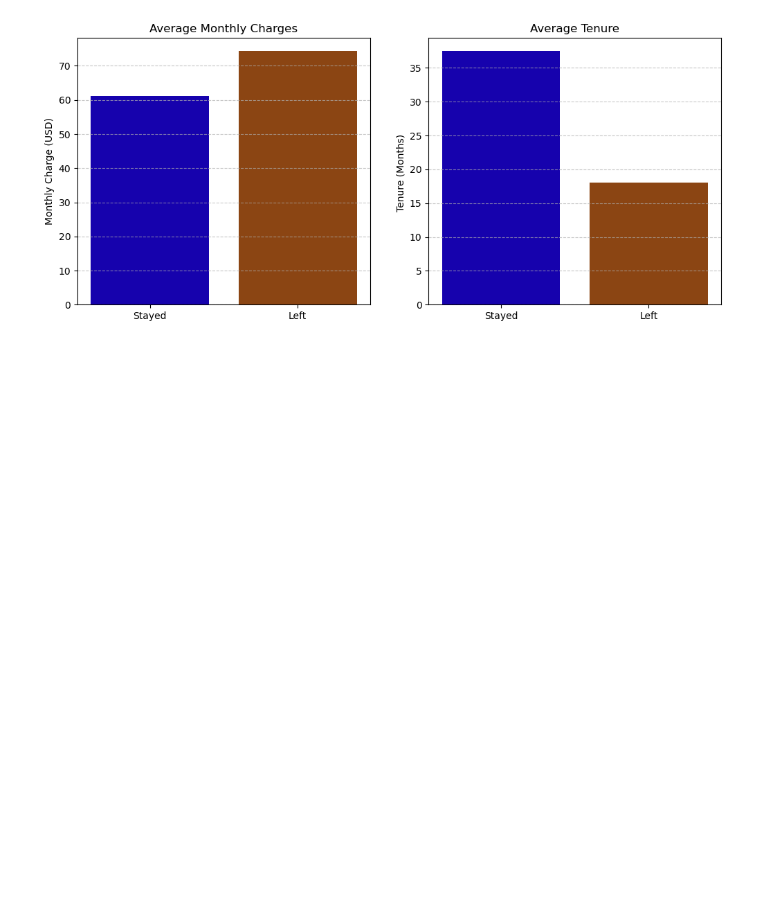
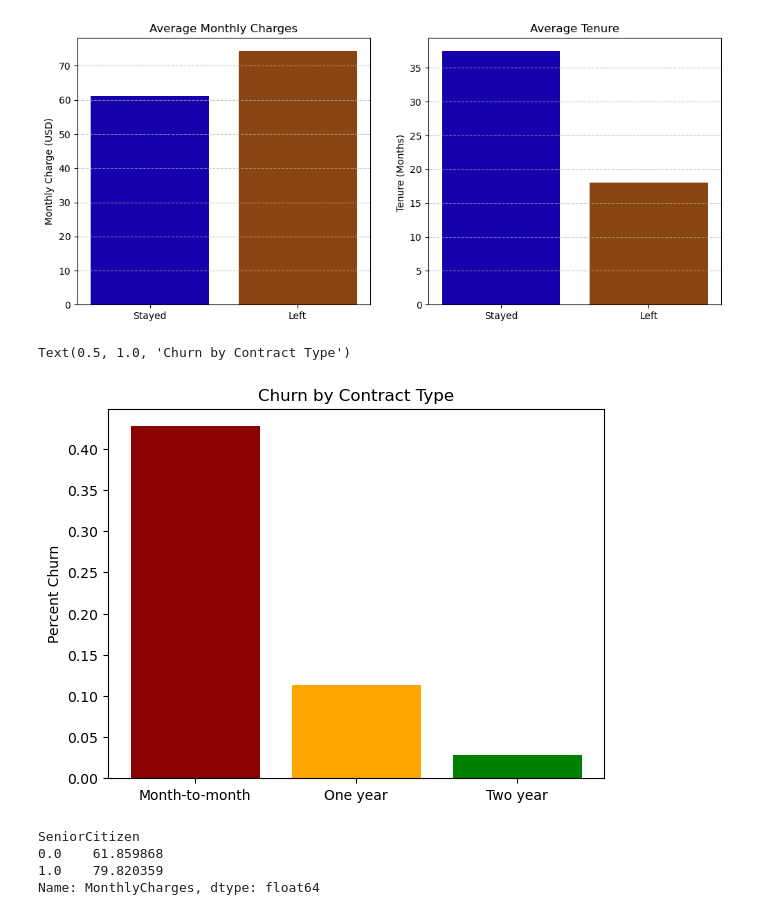
Before and after one commit to brooks-reece/ML-Case-Study, a Jupyter notebook: Alberta.ipynb, the cells around one changed output. Drawn from its saved outputs; the diff is of its cells as text; code cells hidden in the pictures; blank space fills up the shorter version.

```diff
--- a/Alberta.ipynb
+++ b/Alberta.ipynb
@@ -489,0 +486,15 @@ plt.show()
+# %%
+contract_churn = alca_df.groupby("Contract")["Churn"].mean()
+plt.bar(contract_churn.index, contract_churn, color=["darkred", "orange", "green"])
+plt.ylabel("Percent Churn")
+plt.title("Churn by Contract Type")
+# %% [output]
+Text(0.5, 1.0, 'Churn by Contract Type')
+[figure, added]
+# %%
+alca_df.groupby("SeniorCitizen")["MonthlyCharges"].mean()
+# %% [output]
+SeniorCitizen
+0.0    61.859868
+1.0    79.820359
+Name: MonthlyCharges, dtype: float64
```
Also changed, not shown: parts of 20 cells of this notebook, 7 other files.
